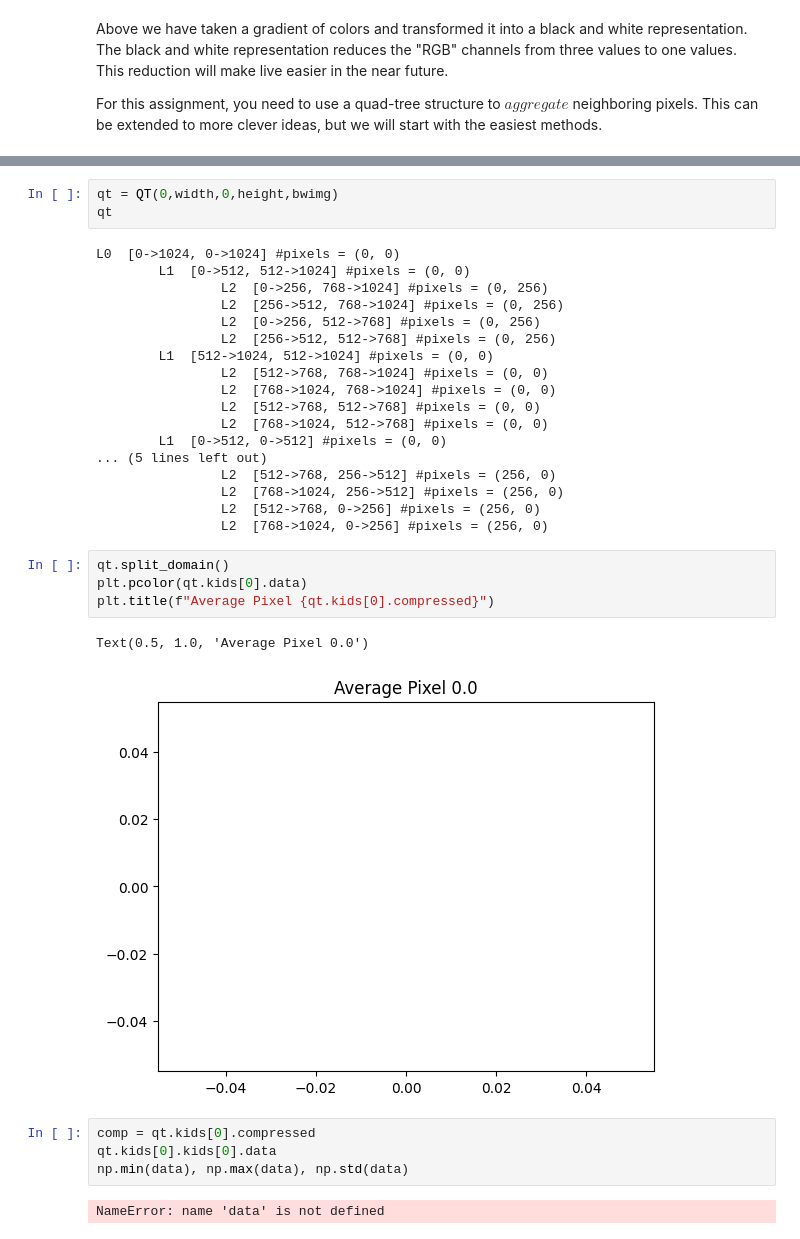
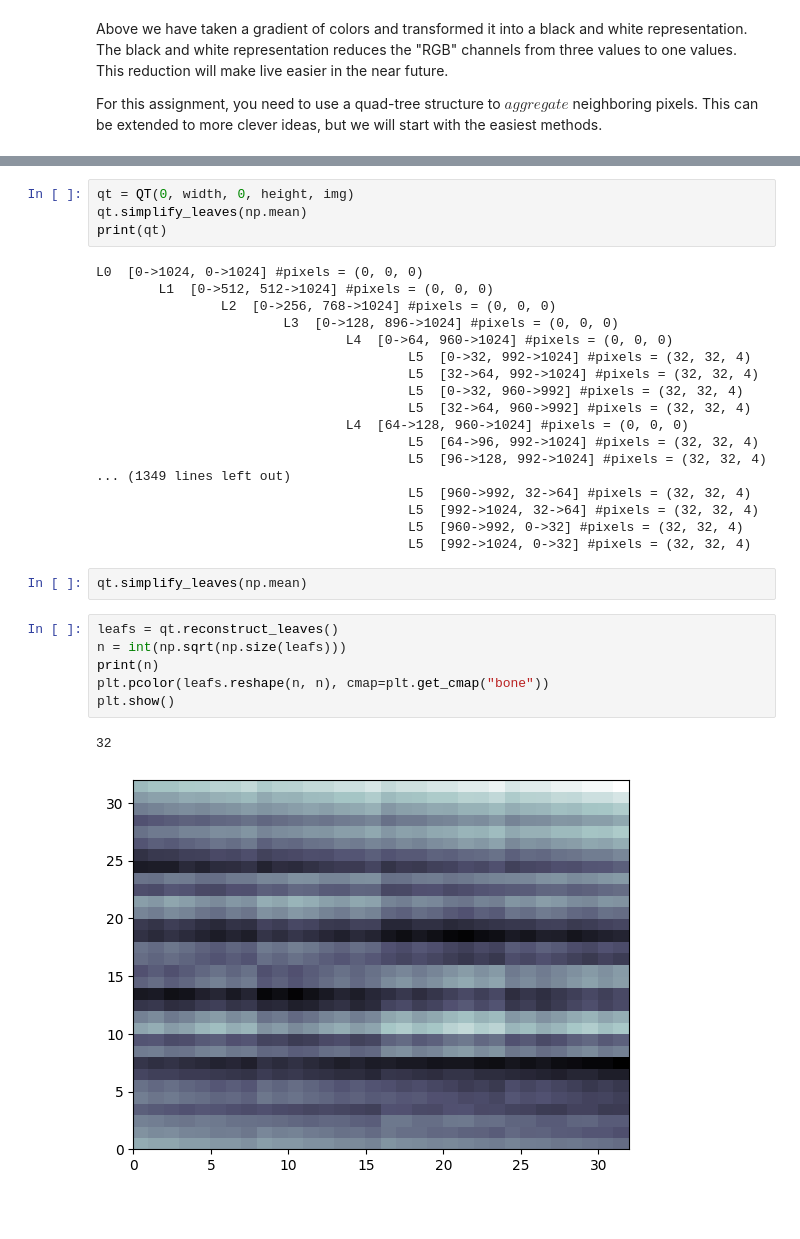
Before and after one commit to williamrl/cmpsc132, a Jupyter notebook: classwork/homework/Quadtree_homework_f23.ipynb, the cells around one changed output, grey strips where cells are left out. Cells and saved outputs as stored; diff of their text form; blank space fills up the shorter version.

```diff
--- a/classwork/homework/Quadtree_homework_f23.ipynb
+++ b/classwork/homework/Quadtree_homework_f23.ipynb
@@ -106,36 +127,35 @@ class QT: #quad tree
       out += k.__repr__()
     return out
 # %%
-qt = QT(0,width,0,height,bwimg)
-qt
+qt = QT(0, width, 0, height, img)
+qt.simplify_leaves(np.mean)
+print(qt)
 # %% [output]
-L0  [0->1024, 0->1024] #pixels = (0, 0)
-        L1  [0->512, 512->1024] #pixels = (0, 0)
-                L2  [0->256, 768->1024] #pixels = (0, 256)
-                L2  [256->512, 768->1024] #pixels = (0, 256)
-                L2  [0->256, 512->768] #pixels = (0, 256)
-                L2  [256->512, 512->768] #pixels = (0, 256)
-        L1  [512->1024, 512->1024] #pixels = (0, 0)
-                L2  [512->768, 768->1024] #pixels = (0, 0)
-                L2  [768->1024, 768->1024] #pixels = (0, 0)
-                L2  [512->768, 512->768] #pixels = (0, 0)
-                L2  [768->1024, 512->768] #pixels = (0, 0)
-        L1  [0->512, 0->512] #pixels = (0, 0)
-... (5 lines left out)
-                L2  [512->768, 256->512] #pixels = (256, 0)
-                L2  [768->1024, 256->512] #pixels = (256, 0)
-                L2  [512->768, 0->256] #pixels = (256, 0)
-                L2  [768->1024, 0->256] #pixels = (256, 0)
+L0  [0->1024, 0->1024] #pixels = (0, 0, 0)
+        L1  [0->512, 512->1024] #pixels = (0, 0, 0)
+                L2  [0->256, 768->1024] #pixels = (0, 0, 0)
+                        L3  [0->128, 896->1024] #pixels = (0, 0, 0)
+                                L4  [0->64, 960->1024] #pixels = (0, 0, 0)
+                                        L5  [0->32, 992->1024] #pixels = (32, 32, 4)
+                                        L5  [32->64, 992->1024] #pixels = (32, 32, 4)
+                                        L5  [0->32, 960->992] #pixels = (32, 32, 4)
+                                        L5  [32->64, 960->992] #pixels = (32, 32, 4)
+                                L4  [64->128, 960->1024] #pixels = (0, 0, 0)
+                                        L5  [64->96, 992->1024] #pixels = (32, 32, 4)
+                                        L5  [96->128, 992->1024] #pixels = (32, 32, 4)
+... (1349 lines left out)
+                                        L5  [960->992, 32->64] #pixels = (32, 32, 4)
+                                        L5  [992->1024, 32->64] #pixels = (32, 32, 4)
+                                        L5  [960->992, 0->32] #pixels = (32, 32, 4)
+                                        L5  [992->1024, 0->32] #pixels = (32, 32, 4)
-# %%
-qt.split_domain()
-plt.pcolor(qt.kids[0].data)
-plt.title(f"Average Pixel {qt.kids[0].compressed}")
-# %% [output]
-Text(0.5, 1.0, 'Average Pixel 0.0')
-[figure, removed]
-# %%
-comp = qt.kids[0].compressed
-qt.kids[0].kids[0].data
-np.min(data), np.max(data), np.std(data)
-# %% [output]
-NameError: name 'data' is not defined
+# %%
+qt.simplify_leaves(np.mean)
+# %%
+leafs = qt.reconstruct_leaves()
+n = int(np.sqrt(np.size(leafs)))
+print(n)
+plt.pcolor(leafs.reshape(n, n), cmap=plt.get_cmap("bone"))
+plt.show()
+# %% [output]
+32
+[figure, added]
```
Also changed, not shown: parts of 4 cells of this notebook.
